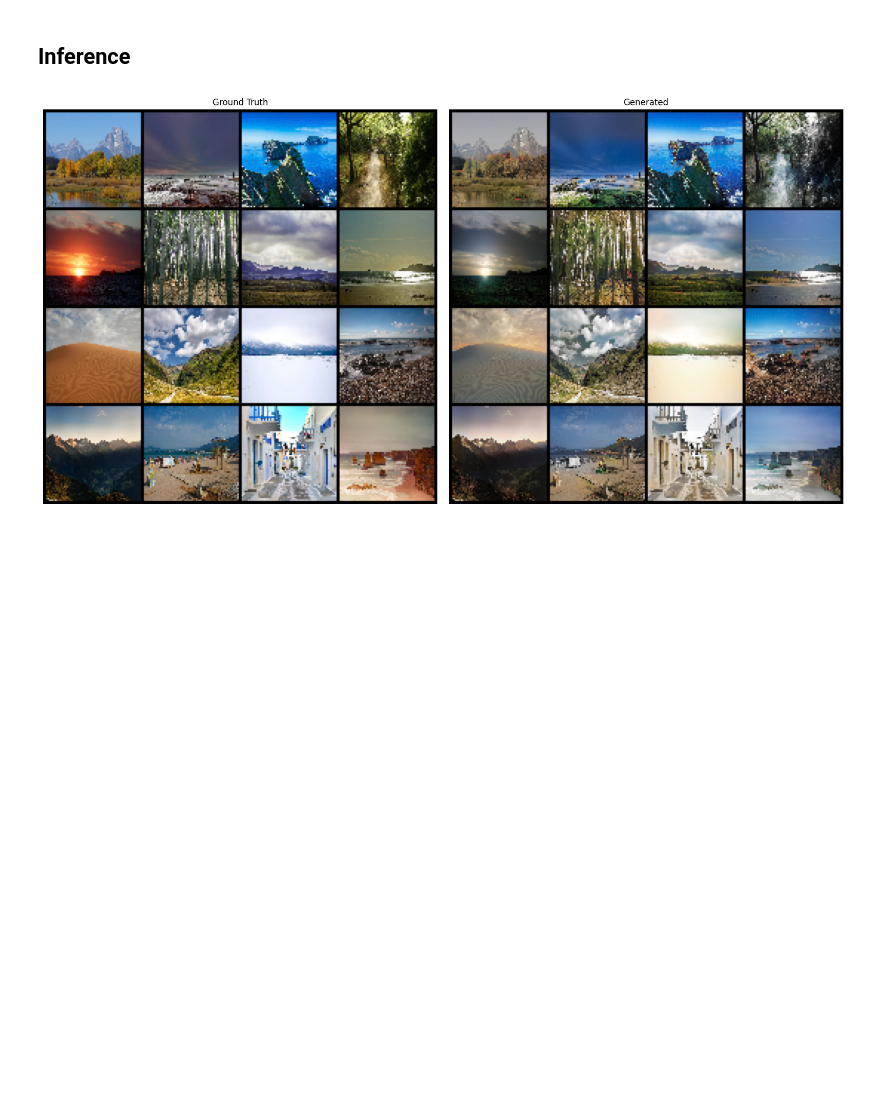
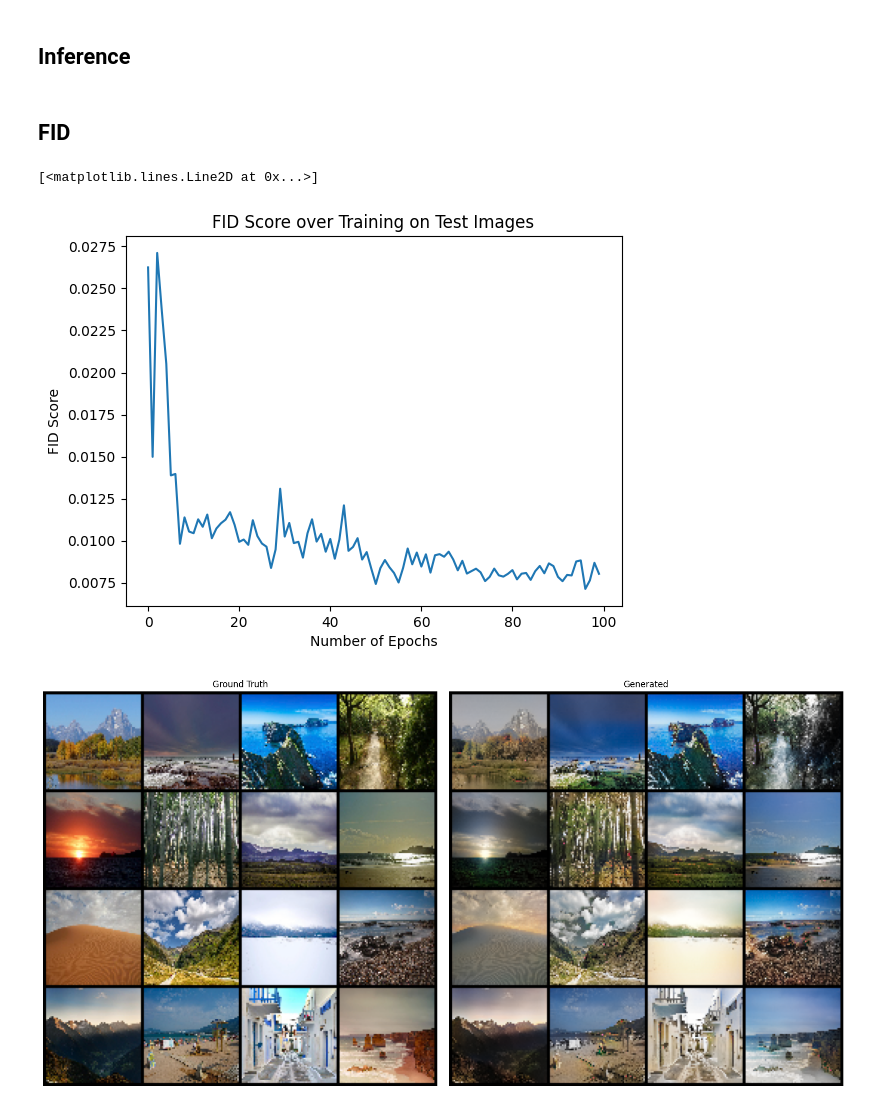
Before and after one commit to alihuss1017/cGAN-For-Colorization, a Jupyter notebook: main.ipynb, the cells around one changed output. Cells and saved outputs as stored; diff of their text form; code cells hidden in the pictures; blank space fills up the shorter version.

```diff
--- a/main.ipynb
+++ b/main.ipynb
@@ -325,6 +325,16 @@ for i in range(min(16, L_batch.size(0))):
 
     real_rgb_list.append(torch.from_numpy(real_rgb.transpose(2, 0, 1)))
     fake_rgb_list.append(torch.from_numpy(fake_rgb.transpose(2, 0, 1)))
+# %% [markdown]
+## FID
+# %%
+plt.xlabel('Number of Epochs')
+plt.ylabel('FID Score')
+plt.title('FID Score over Training on Test Images')
+plt.plot(fid_values)
+# %% [output]
+[<matplotlib.lines.Line2D at 0x...>]
+[figure, added]
 # %%
 real_grid = vutils.make_grid(real_rgb_list, nrow=4, padding=2)
 fake_grid = vutils.make_grid(fake_rgb_list, nrow=4, padding=2)
```
